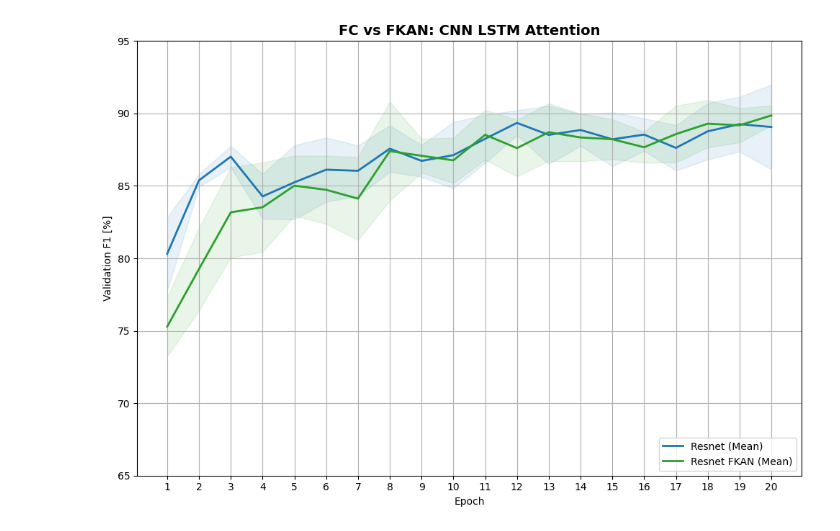
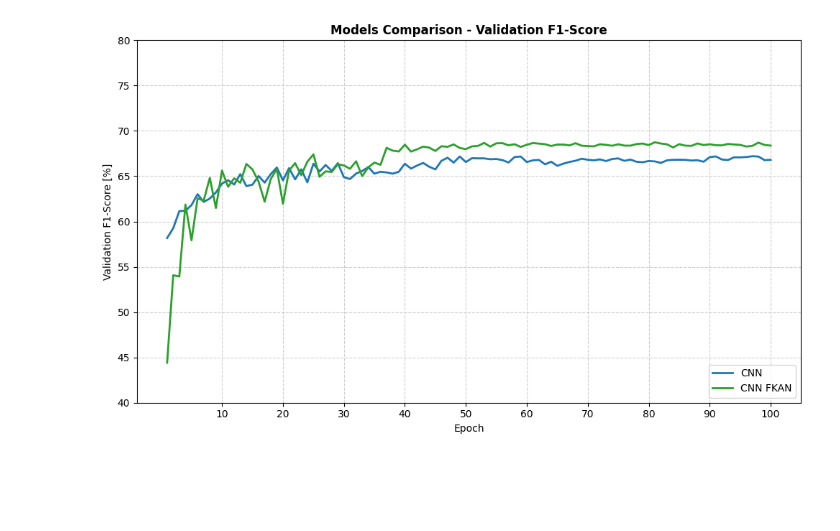
Before and after one commit to JestemPawlem/ECG-Deep-Learning, a Jupyter notebook: experiments/comparison.ipynb, the cells around one changed output. Saved outputs shown, nothing was run; the diff lists cells and outputs as text; code cells hidden in the pictures; blank space fills up the shorter version.

Commit message:
Added comparison functionality

```diff
--- a/experiments/comparison.ipynb
+++ b/experiments/comparison.ipynb
@@ -14,22 +12,5 @@ from training.plot_multiple_models import plot_multiple_models
 # %%
-with open(HISTORIES_DIR / 'cnn_lstm_attention.json', 'r') as f:
-    cnn_lstm_attention = json.load(f)
-
-with open(HISTORIES_DIR / 'cnn_lstm_attention_fkan.json', 'r') as f:
-    cnn_lstm_attention_fkan = json.load(f)
-
-all_experiments = {
-    'Resnet': cnn_lstm_attention,
-    'Resnet FKAN': cnn_lstm_attention_fkan
-}
-
-plot_multiple_models(
-    models_histories=all_experiments,
-    output_path=REPORTS_DIR / 'comparison_cnn_lstm_attention.png',
-    title="FC vs FKAN: CNN LSTM Attention",
-    show_std=True,
-    y_bottom=65,
-    y_top=95
-)
+run_comparison(model_names=['CNN', 'CNN FKAN'],
+               metric='f1')
 # %% [output]
-[figure, old version]
+[figure, new version]
```
Also changed, not shown: parts of 1 cell of this notebook, 6 other files.
